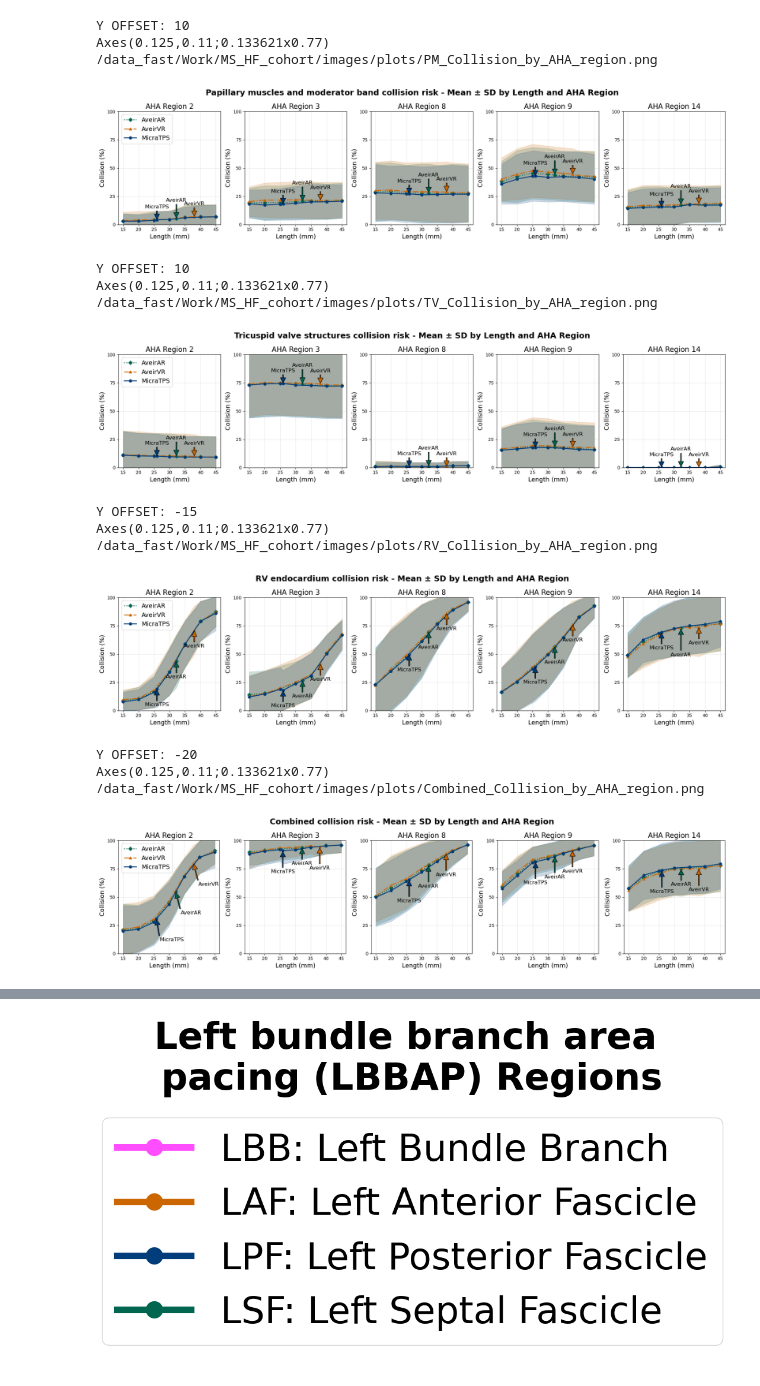
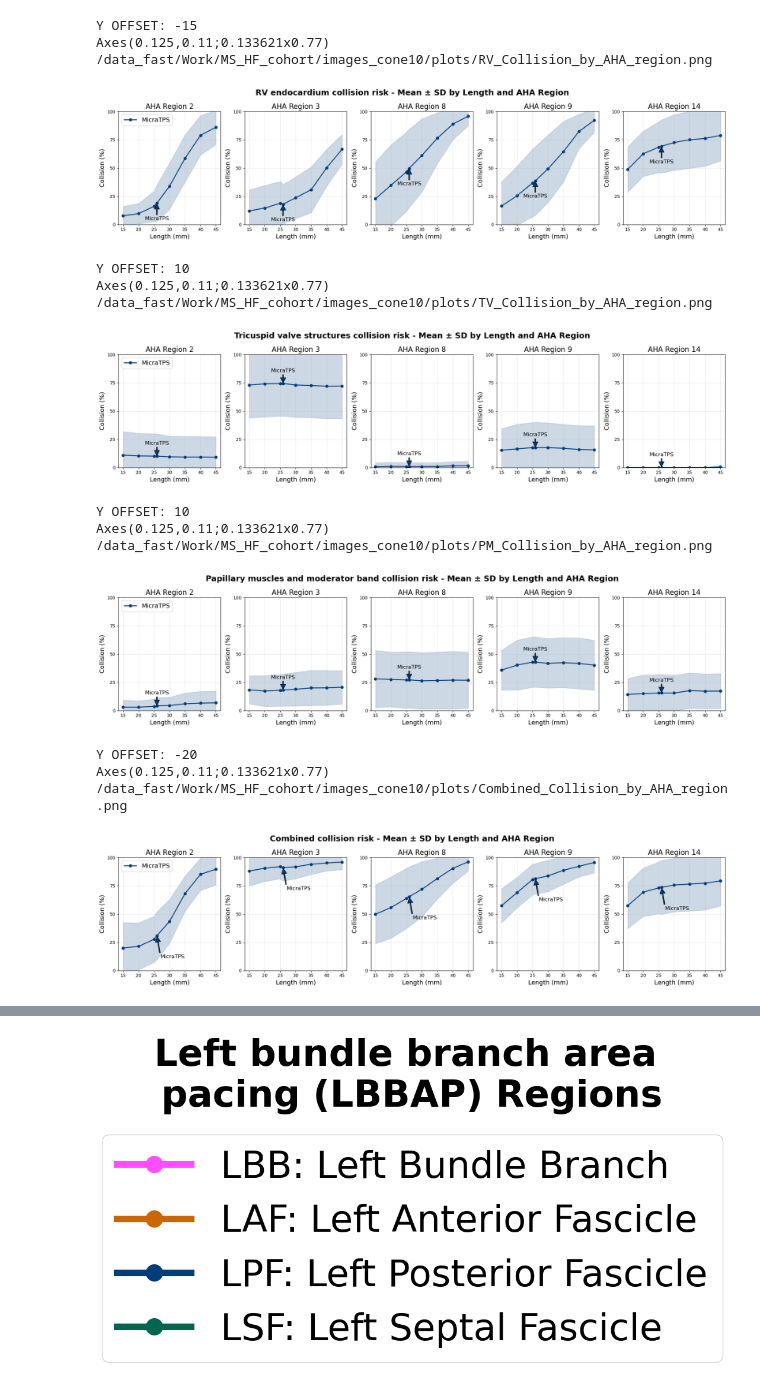
Before and after one commit to angela337/RV_pacing, a Jupyter notebook: Process_AHA_csv_to_plots_tables.ipynb, the cells around one changed output, grey strips where cells are left out. Drawn from its saved outputs; the diff is of its cells as text; code cells hidden in the pictures.

Commit message:
Update ipynb, RV_collision.py and run_RV_sim.sh for adding in a sensitivity analysis - 1(normal)+9 samples within a given degree cone to check for collisions within this

```diff
--- a/Process_AHA_csv_to_plots_tables.ipynb
+++ b/Process_AHA_csv_to_plots_tables.ipynb
@@ -725,16 +725,15 @@ def extract_mean_std_from_formatted(formatted_val):
 # %%
 
-def get_merged_df():
-    # Initialize empty merged DataFrame
+def get_merged_df(collision_fields=[ 'RV_Collision', 'TV_Collision', 'PM_Collision','Combined_Collision'], conestr=''):
+# Initialize empty merged DataFrame
     merged_df = None
-
     devices={
         "Micra": {"D": 6.7, "L": 25.9}, # AV/AV2
         "AveirAR": {"D": 6.5, "L": 32.2}, # atrial Aveir DR device
         "AveirVR": {"D": 6.5, "L": 38} # Atrial Aveir DR device + 10mm
     }
 
-    for device in ["Micra", "AveirAR" ,"AveirVR"]:
+    for device in ["Micra"]: #, "AveirAR" ,"AveirVR"]:
         D = devices[device]["D"]
         init_len = devices[device]["L"]
 
@@ -748,10 +747,8 @@ def get_merged_df():
             new_D = np.sqrt(vol / (np.pi * length)) * 2
             diameters.append(new_D)
             #print(f"{length:8.0f}    | {new_D:8.3f}")
-
-        coll_fields=[ 'RV_Collision', 'TV_Collision', 'PM_Collision','Combined_Collision']
         #coll_fields=['Combined_Collision']
-        merged_df=read_AHA_csv(merged_df, device, lengths, collision_fields=coll_fields) #, diameters=diameters)
+        merged_df=read_AHA_csv(merged_df, device, lengths, collision_fields=collision_fields, conestr=conestr) #, diameters=diameters)
 
     # Rename for output
     merged_df.rename(columns={"AHA_region": "AHA region"}, inplace=True)
@@ -771,50 +768,78 @@ def get_merged_df():
 
     # Sort by AHA region
     merged_df.sort_values("AHA region", inplace=True)
 
     #display(merged_df)
     #merged_df.to_csv(f'/data_fast/Work/MS_HF_cohort/images/AHA_mapping_summary.csv', index=False)
 
     pivot_df = merged_df.set_index("AHA region").T
     pd.set_option('display.max_rows', None) # Show all rows in DataFrame display
     #display(pivot_df)
     pivot_df.to_csv(f'/data_fast/Work/MS_HF_cohort/images/AHA_mapping_summary.csv', index=True)
     return merged_df
+def fig3_plots(merged_df):
+    output_plot_path = '/data_fast/Work/MS_HF_cohort/images/plots'
+    plot_collision_data_by_aha(merged_df, output_path=output_plot_path, plot_CS=False)
 def fig5_plots(merged_df): #CSP per device plots
     # NEW: Create plots for collision data
     output_plot_path = '/data_fast/Work/MS_HF_cohort/images/plots'
     #plot_collision_data_by_aha(merged_df, output_path=output_plot_path)
 
     plot_collision_data_regions_as_lines(merged_df, output_path=output_plot_path, plot_CS=True)
 
     # NEW: Create summary statistics
     #summary_stats = create_summary_table(merged_df, output_path=output_plot_path)
     #print("\nSummary Statistics:")
     #display(summary_stats)
-def fig3_plots(merged_df):
-    output_plot_path = '/data_fast/Work/MS_HF_cohort/images/plots'
-    plot_collision_data_by_aha(merged_df, output_path=output_plot_path, plot_CS=False)
+
+
+def fig3_plots_with_cone(merged_df, collision_fields):
+    output_plot_path = '/data_fast/Work/MS_HF_cohort/images_cone10/plots'
+    plot_collision_data_by_aha(merged_df, output_path=output_plot_path, plot_CS=False, collision_fields=collision_fields)
+
+def fig5_plots_with_cone(merged_df, collision_fields): #CSP per device plots
+    # NEW: Create plots for collision data
+    output_plot_path = '/data_fast/Work/MS_HF_cohort/images_cone10/plots'
+    #plot_collision_data_by_aha(merged_df, output_path=output_plot_path)
+
+    plot_collision_data_regions_as_lines(merged_df, output_path=output_plot_path, plot_CS=True, collision_fields=collision_fields)
+
 if __name__ == "__main__":
-    merged_df=get_merged_df()
-    fig3_plots(merged_df)
+    #merged_df=get_merged_df()
+    #fig3_plots(merged_df)
     #fig5_plots(merged_df)
+
+    #collision_fields=[ 'RV_Collision', 'TV_Collision', 'PM_Collision','Combined_Collision']
+    ################
+    # With cone
+    ################
+    collision_fields=['RV_Collision_Cone','TV_Collision_Cone', 'PM_Collision_Cone','Combined_Collision_Cone']
+    conestr='_cone5_10'
+    merged_df=get_merged_df(collision_fields, conestr=conestr)
+    fig3_plots_with_cone(merged_df, collision_fields)
+    #fig5_plots_with_cone(merged_df, collision_fields)
+
+    collision_fields=[ 'RV_Collision', 'TV_Collision', 'PM_Collision','Combined_Collision']
+    conestr=''
+    merged_df=get_merged_df(collision_fields, conestr=conestr)
+    fig3_plots_with_cone(merged_df, collision_fields)
 # %% [output]
-Y OFFSET: 10
+Y OFFSET: -15
 Axes(0.125,0.11;0.133621x0.77)
-/data_fast/Work/MS_HF_cohort/images/plots/PM_Collision_by_AHA_region.png
+/data_fast/Work/MS_HF_cohort/images_cone10/plots/RV_Collision_by_AHA_region.png
-[figure, old version]
+[figure, new version]
 Y OFFSET: 10
 Axes(0.125,0.11;0.133621x0.77)
-/data_fast/Work/MS_HF_cohort/images/plots/TV_Collision_by_AHA_region.png
+/data_fast/Work/MS_HF_cohort/images_cone10/plots/TV_Collision_by_AHA_region.png
-[figure, old version]
+[figure, new version]
-Y OFFSET: -15
+Y OFFSET: 10
 Axes(0.125,0.11;0.133621x0.77)
-/data_fast/Work/MS_HF_cohort/images/plots/RV_Collision_by_AHA_region.png
+/data_fast/Work/MS_HF_cohort/images_cone10/plots/PM_Collision_by_AHA_region.png
-[figure, old version]
+[figure, new version]
 Y OFFSET: -20
 Axes(0.125,0.11;0.133621x0.77)
-/data_fast/Work/MS_HF_cohort/images/plots/Combined_Collision_by_AHA_region.png
+/data_fast/Work/MS_HF_cohort/images_cone10/plots/Combined_Collision_by_AHA_region.png
-[figure, old version]
+[figure, new version]
 # %%
 import pandas as pd
 import numpy as np
```
Also changed, not shown: parts of 1 cell of this notebook, 4 other files.
